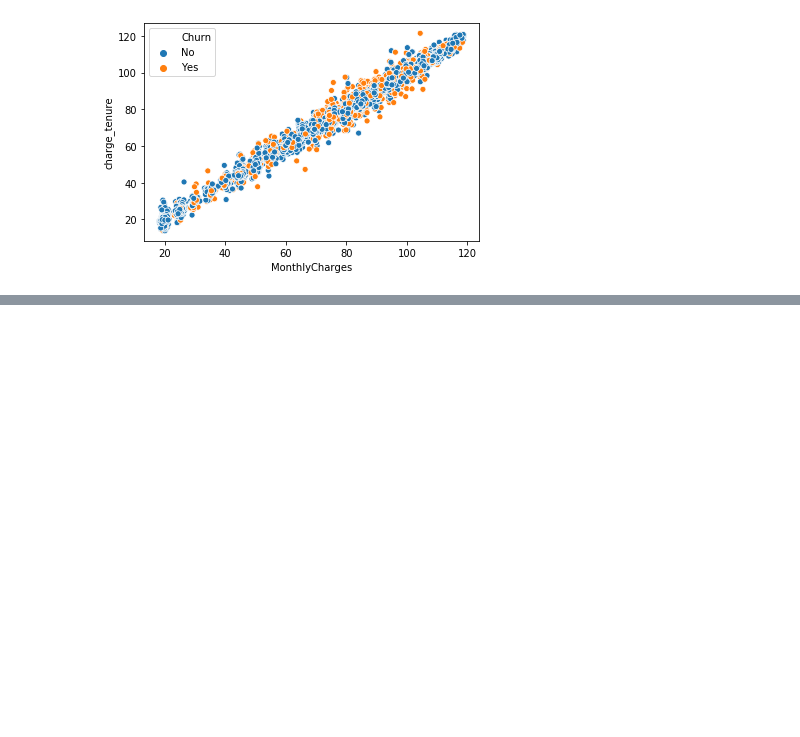
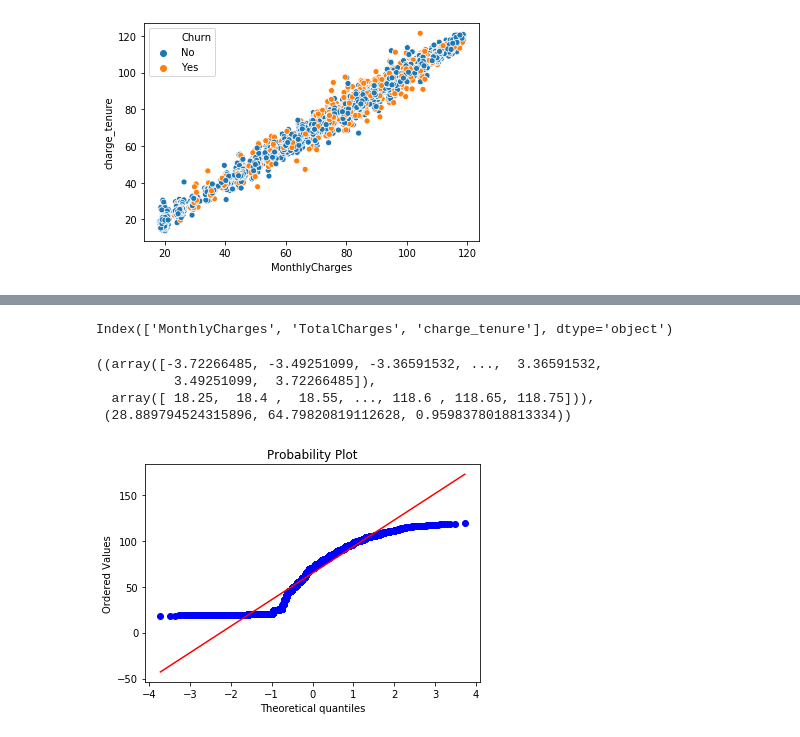
Before and after one commit to haythemmz/churn_prediction, a Jupyter notebook: EDA.ipynb, the cells around one changed output, grey strips where cells are left out. Drawn from its saved outputs; the diff is of its cells as text; code cells hidden in the pictures; blank space fills up the shorter version.

```diff
--- a/EDA.ipynb
+++ b/EDA.ipynb
@@ -327,0 +330,16 @@ for cal in categoricals:
+# %%
+num=pd.DataFrame()
+numericals=data.select_dtypes(include='float').keys()
+numericals
+# %% [output]
+Index(['MonthlyCharges', 'TotalCharges', 'charge_tenure'], dtype='object')
+# %%
+fig = plt.figure()
+ax = fig.add_subplot(111)
+stats.probplot(data['MonthlyCharges'], dist="norm",plot=ax)
+# %% [output]
+((array([-3.72266485, -3.49251099, -3.36591532, ...,  3.36591532,
+          3.49251099,  3.72266485]),
+  array([ 18.25,  18.4 ,  18.55, ..., 118.6 , 118.65, 118.75])),
+ (28.889794524315896, 64.79820819112628, 0.9598378018813334))
+[figure, added]
```
Also changed, not shown: parts of 46 cells of this notebook.
